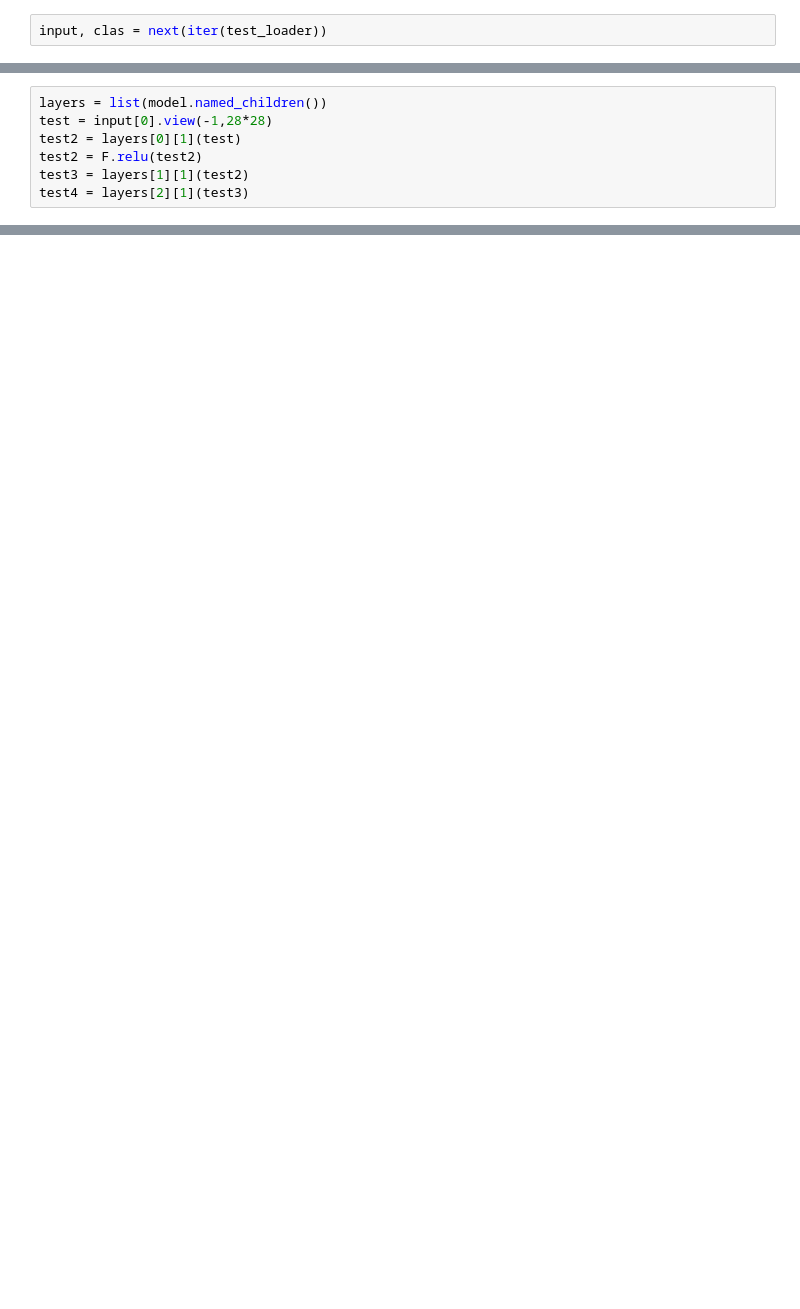
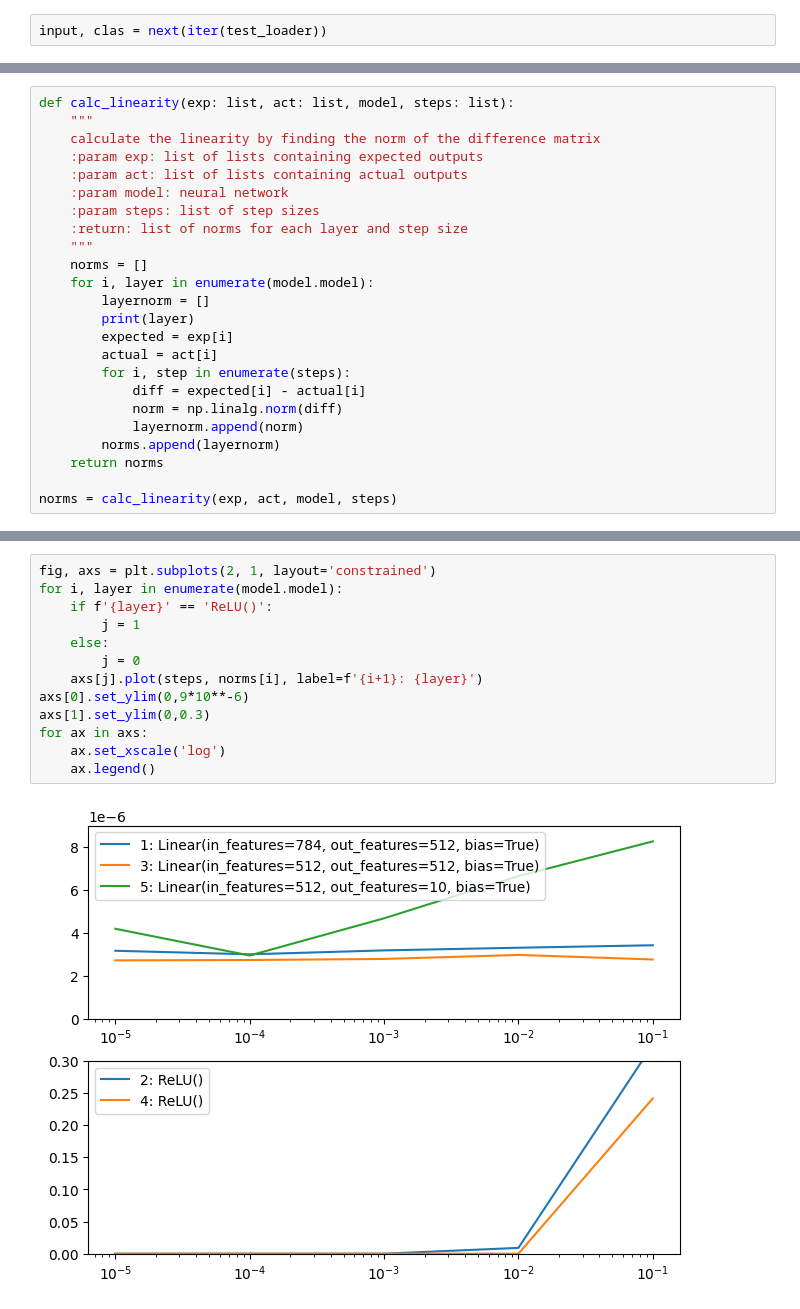
Before and after one commit to teunpe/master_internship, a Jupyter notebook: mlp.ipynb, the cells around one changed output, grey strips where cells are left out. Cells and saved outputs as stored; diff of their text form; blank space fills up the shorter version.

Commit message:
working linearity calculation for fully connected network

```diff
--- a/mlp.ipynb
+++ b/mlp.ipynb
@@ -192,7 +248,0 @@ inputs, outputs = calc_linearity(input[0], 2)
-# %%
-layers = list(model.named_children())
-test = input[0].view(-1,28*28)
-test2 = layers[0][1](test)
-test2 = F.relu(test2)
-test3 = layers[1][1](test2)
-test4 = layers[2][1](test3)
@@ -219,0 +298,24 @@ AttributeError: 'Net' object has no attribute 'layer'
+# %%
+def calc_linearity(exp: list, act: list, model, steps: list):
+    """
+    calculate the linearity by finding the norm of the difference matrix
+    :param exp: list of lists containing expected outputs
+    :param act: list of lists containing actual outputs
+    :param model: neural network
+    :param steps: list of step sizes
+    :return: list of norms for each layer and step size
+    """
+    norms = []
+    for i, layer in enumerate(model.model):
+        layernorm = []
+        print(layer)
+        expected = exp[i]
+        actual = act[i]
+        for i, step in enumerate(steps):
+            diff = expected[i] - actual[i]
+            norm = np.linalg.norm(diff)
+            layernorm.append(norm)
+        norms.append(layernorm)
+    return norms
+
+norms = calc_linearity(exp, act, model, steps)
@@ -219,0 +328,15 @@ AttributeError: 'Net' object has no attribute 'layer'
+# %%
+fig, axs = plt.subplots(2, 1, layout='constrained')
+for i, layer in enumerate(model.model):
+    if f'{layer}' == 'ReLU()':
+        j = 1
+    else:
+        j = 0
+    axs[j].plot(steps, norms[i], label=f'{i+1}: {layer}')
+axs[0].set_ylim(0,9*10**-6)
+axs[1].set_ylim(0,0.3)
+for ax in axs:
+    ax.set_xscale('log')
+    ax.legend()
+# %% [output]
+[figure, added]
```
Also changed, not shown: parts of 27 cells of this notebook.
